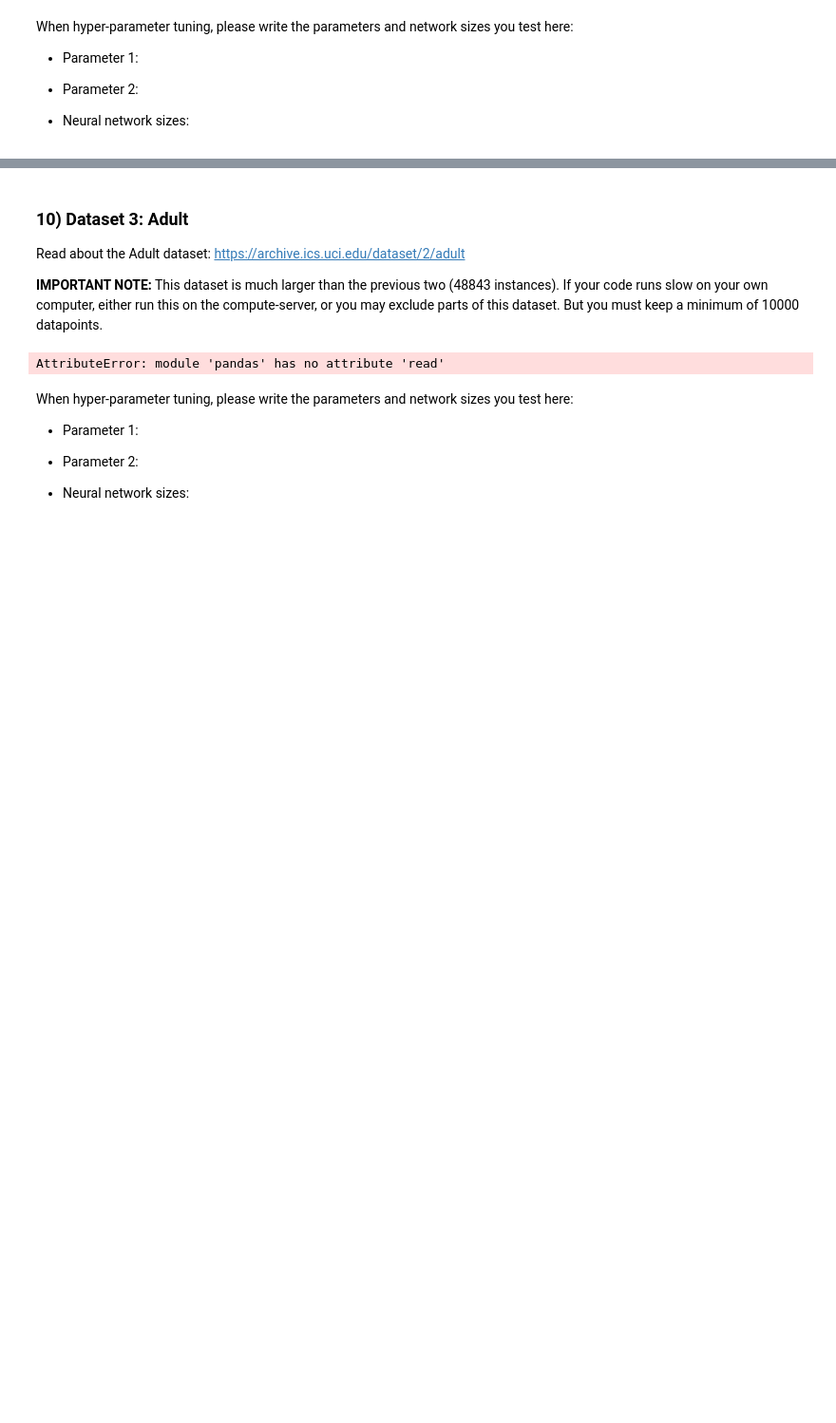
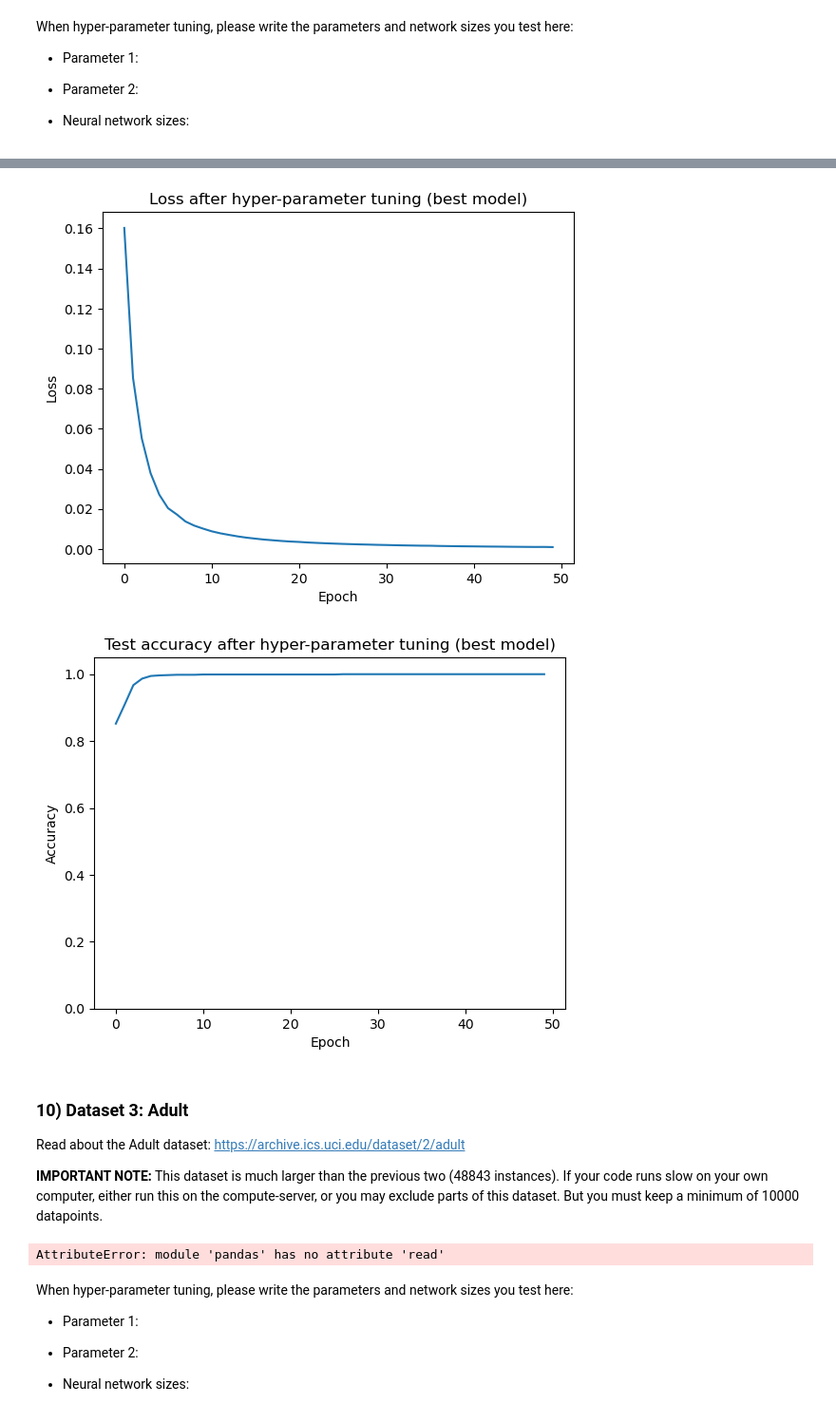
Before and after one commit to EdiOne07/Neural_Network, a Jupyter notebook: ML-Assignment 3/ML-Assignment 3 - Student names.ipynb, the cells around one changed output, grey strips where cells are left out. Shown at 95% size. Saved outputs shown, nothing was run; the diff lists cells and outputs as text; code cells hidden in the pictures; blank space fills up the shorter version.

```diff
--- a/ML-Assignment 3/ML-Assignment 3 - Student names.ipynb
+++ b/ML-Assignment 3/ML-Assignment 3 - Student names.ipynb
@@ -532,7 +572,74 @@ When hyper-parameter tuning, please write the parameters and network sizes you t
 * Neural network sizes:
 # %%
 # TODO: Hyper-parameter tuning
+# --------- Hyper-parameter tuning (GRID SEARCH) ---------
 
+learning_rates = [1e-4, 1e-3, 1e-2]
+hidden_sizes   = [[8,4], [16,8], [32,16]]
+
+results = []  # (lr, hidden, final_acc)
+
+for lr in learning_rates:
+    for hs in hidden_sizes:
+        print(f"Testing lr={lr}, hidden={hs}")
+        #  create a NEW network for each experiment
+        nn_tmp = NeuralNet(input_dim=x.shape[1], output_dim=1, neurons=hs)
+
+        # Train for some epochs (not too many for tuning)
+        epochs = 30
+        for ep in range(epochs):
+            nn_tmp.train_net(x_train, y_train, batch_size=32, epochs=1, learning_rate=lr)
+
+        # Evaluate on test set
+        final_acc = calc_acc_binary(nn_tmp, x_test, y_test)
+        results.append((lr, hs, final_acc))
+        print(f"lr={lr}, hidden={hs} -> acc={final_acc:.4f}")
+
+# Find the best combination (highest accuracy)
+best_lr, best_hs, best_acc = max(results, key=lambda t: t[2])
+
+print("\nBEST SETUP:")
+print("learning_rate =", best_lr)
+print("hidden_sizes  =", best_hs)
+print("best accuracy =", best_acc)
+
+
+# -----------------------------
+# Train best model again, and track curves per epoch
+# -----------------------------
+
+nn_best = NeuralNet(input_dim=x.shape[1], output_dim=1, neurons=best_hs)
+
+epochs = 50
+best_loss_history = []
+best_acc_history  = []
+
+for ep in range(epochs):
+    # Train 1 epoch
+    loss_ep = nn_best.train_net(x_train, y_train, batch_size=32, epochs=1, learning_rate=best_lr)
+    best_loss_history.append(loss_ep[0])
+
+    # Test accuracy after this epoch
+    acc = calc_acc_binary(nn_best, x_test, y_test)
+    best_acc_history.append(acc)
+
+# Plot loss
+plt.figure()
+plt.plot(best_loss_history)
+plt.title("Loss after hyper-parameter tuning (best model)")
+plt.xlabel("Epoch")
+plt.ylabel("Loss")
+plt.show()
+
+# Plot test accuracy
+plt.figure()
+plt.plot(best_acc_history)
+plt.title("Test accuracy after hyper-parameter tuning (best model)")
+plt.xlabel("Epoch")
+plt.ylabel("Accuracy")
+plt.ylim(0,1.05)
+plt.show()
 # TODO: Visualize the loss after hyper-parameter tuning for each epoch
 
 # TODO: Visulaize the test accuracy after hyper-parameter tuning for each epoch
+# %% [output]
@@ -539,3 +663,5 @@ When hyper-parameter tuning, please write the parameters and network sizes you t
+[figure, added]
+[figure, added]
 # %% [markdown]
 ### 10) Dataset 3: Adult
 
```
Also changed, not shown: parts of 2 cells of this notebook.
